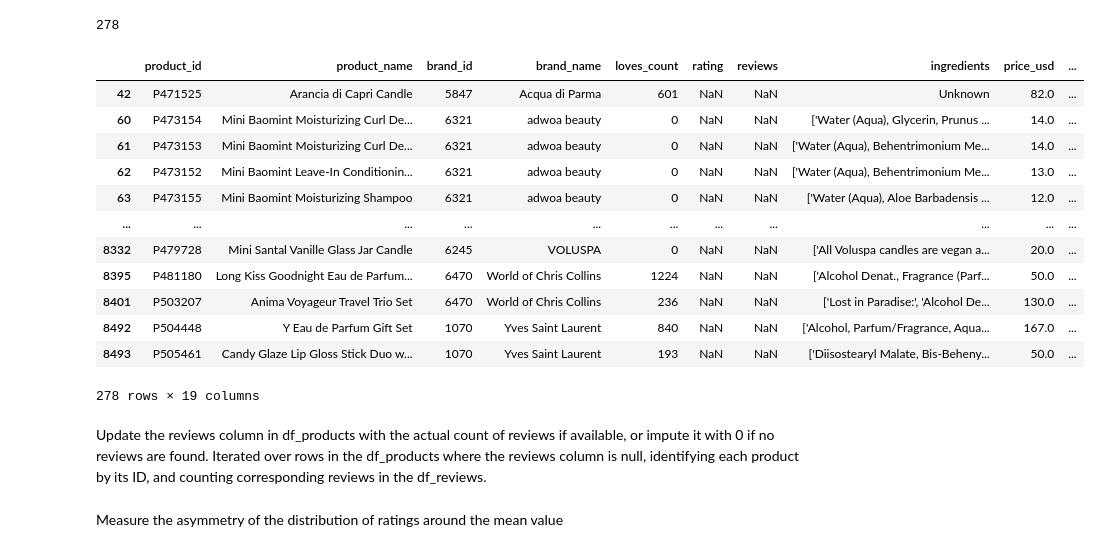
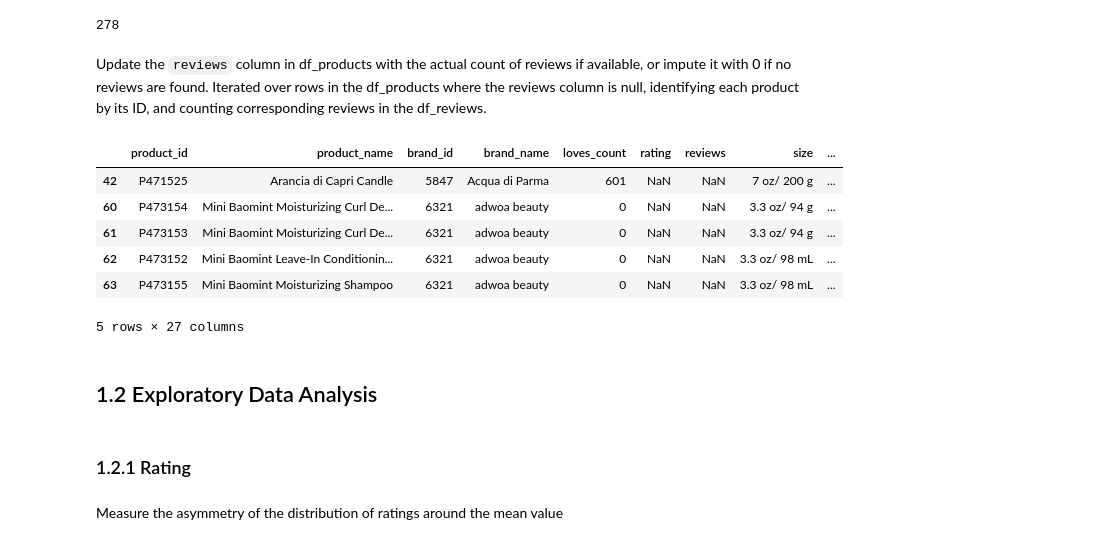
Before and after one commit to eshentong/BA820-team, a Jupyter notebook: BA820.ipynb, the cells around one changed output. Saved outputs shown, nothing was run; the diff lists cells and outputs as text; code cells hidden in the pictures.

```diff
--- a/BA820.ipynb
+++ b/BA820.ipynb
@@ -250,25 +206,19 @@ Count the number of rows with null 'reviews' in df_products
 df_products[df_products['reviews'].isna()].shape[0]
 # %% [output]
 278
+# %% [markdown]
+Update the `reviews` column in df_products with the actual count of reviews if available, or impute it with 0 if no reviews are found. Iterated over rows in the df_products where the reviews column is null, identifying each product by its ID, and counting corresponding reviews in the df_reviews.
 # %%
 null_reviews = df_products[df_products['reviews'].isna()]
-null_reviews
+null_reviews.head()
 # %% [output]
-|  | product_id | product_name | brand_id | brand_name | loves_count | rating | reviews | ingredients | price_usd | ... |
-| 42 | P471525 | Arancia di Capri Candle | 5847 | Acqua di Parma | 601 | NaN | NaN | Unknown | 82.0 | ... |
-| 60 | P473154 | Mini Baomint Moisturizing Curl De... | 6321 | adwoa beauty | 0 | NaN | NaN | ['Water (Aqua), Glycerin, Prunus ... | 14.0 | ... |
-| 61 | P473153 | Mini Baomint Moisturizing Curl De... | 6321 | adwoa beauty | 0 | NaN | NaN | ['Water (Aqua), Behentrimonium Me... | 14.0 | ... |
-| 62 | P473152 | Mini Baomint Leave-In Conditionin... | 6321 | adwoa beauty | 0 | NaN | NaN | ['Water (Aqua), Behentrimonium Me... | 13.0 | ... |
-| 63 | P473155 | Mini Baomint Moisturizing Shampoo | 6321 | adwoa beauty | 0 | NaN | NaN | ['Water (Aqua), Aloe Barbadensis ... | 12.0 | ... |
-| ... | ... | ... | ... | ... | ... | ... | ... | ... | ... | ... |
-| 8332 | P479728 | Mini Santal Vanille Glass Jar Candle | 6245 | VOLUSPA | 0 | NaN | NaN | ['All Voluspa candles are vegan a... | 20.0 | ... |
-| 8395 | P481180 | Long Kiss Goodnight Eau de Parfum... | 6470 | World of Chris Collins | 1224 | NaN | NaN | ['Alcohol Denat., Fragrance (Parf... | 50.0 | ... |
-| 8401 | P503207 | Anima Voyageur Travel Trio Set | 6470 | World of Chris Collins | 236 | NaN | NaN | ['Lost in Paradise:', 'Alcohol De... | 130.0 | ... |
-| 8492 | P504448 | Y Eau de Parfum Gift Set | 1070 | Yves Saint Laurent | 840 | NaN | NaN | ['Alcohol, Parfum/Fragrance, Aqua... | 167.0 | ... |
-| 8493 | P505461 | Candy Glaze Lip Gloss Stick Duo w... | 1070 | Yves Saint Laurent | 193 | NaN | NaN | ['Diisostearyl Malate, Bis-Beheny... | 50.0 | ... |
+|  | product_id | product_name | brand_id | brand_name | loves_count | rating | reviews | size | ... |
+| 42 | P471525 | Arancia di Capri Candle | 5847 | Acqua di Parma | 601 | NaN | NaN | 7 oz/ 200 g | ... |
+| 60 | P473154 | Mini Baomint Moisturizing Curl De... | 6321 | adwoa beauty | 0 | NaN | NaN | 3.3 oz/ 94 g | ... |
+| 61 | P473153 | Mini Baomint Moisturizing Curl De... | 6321 | adwoa beauty | 0 | NaN | NaN | 3.3 oz/ 94 g | ... |
+| 62 | P473152 | Mini Baomint Leave-In Conditionin... | 6321 | adwoa beauty | 0 | NaN | NaN | 3.3 oz/ 98 mL | ... |
+| 63 | P473155 | Mini Baomint Moisturizing Shampoo | 6321 | adwoa beauty | 0 | NaN | NaN | 3.3 oz/ 98 mL | ... |
-278 rows × 19 columns
+5 rows × 27 columns
-# %% [markdown]
-Update the reviews column in df_products with the actual count of reviews if available, or impute it with 0 if no reviews are found. Iterated over rows in the df_products where the reviews column is null, identifying each product by its ID, and counting corresponding reviews in the df_reviews.
 # %%
 for idx, product_row in null_reviews.iterrows():
     product_id = product_row['product_id']
@@ -276,6 +226,10 @@ for idx, product_row in null_reviews.iterrows():
     review_count = df_reviews[df_reviews['product_id'] == product_id].shape[0]
     # Update df_products with the count or 0 if no reviews exist
     df_products.at[idx, 'reviews'] = review_count if review_count > 0 else 0
+# %% [markdown]
+## 1.2 Exploratory Data Analysis
+# %% [markdown]
+### 1.2.1 Rating
 # %% [markdown]
 Measure the asymmetry of the distribution of ratings around the mean value
 # %%
```
Also changed, not shown: parts of 33 cells of this notebook.
